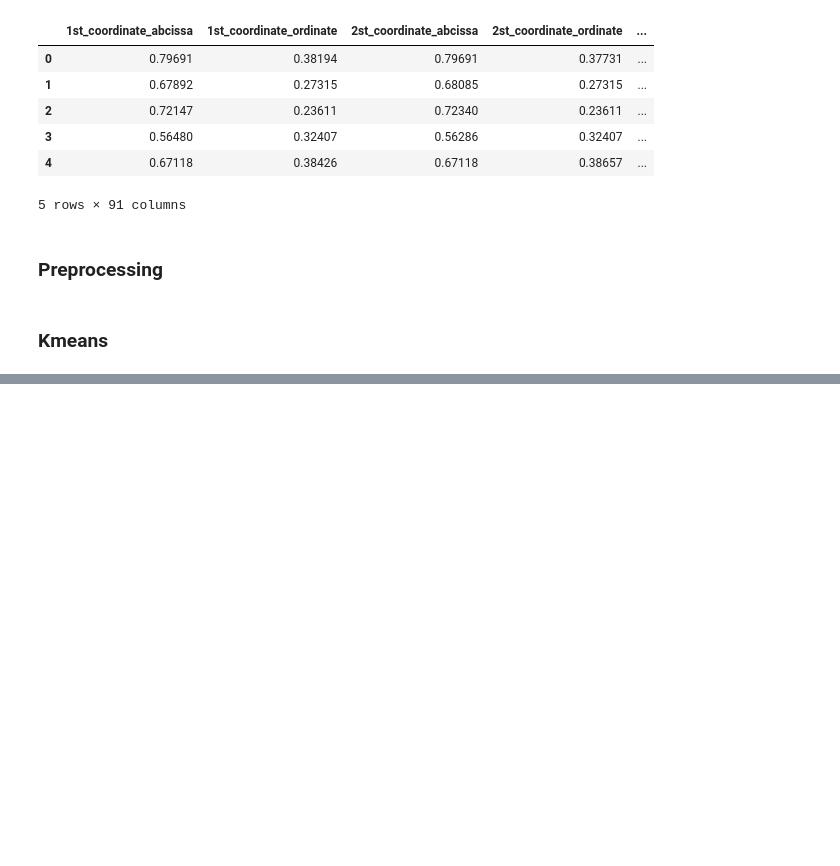
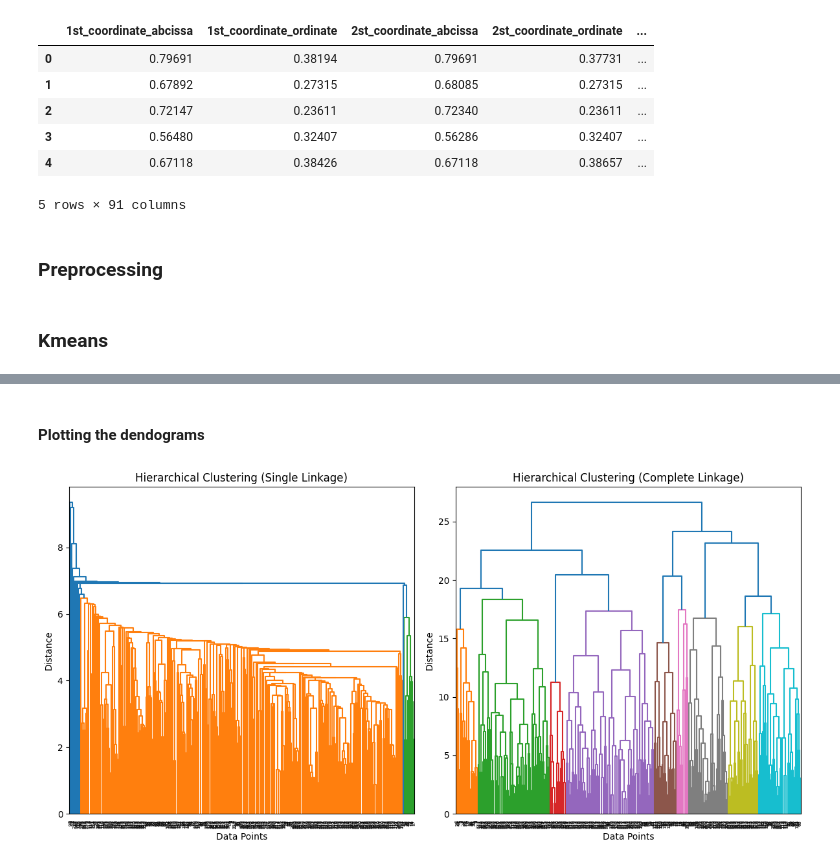
Before and after one commit to Ttantivi/Python_Practice, a Jupyter notebook: Notebooks/Pset4/kmeans_Hier_Clustering.ipynb, the cells around one changed output, grey strips where cells are left out. Saved outputs shown, nothing was run; the diff lists cells and outputs as text; code cells hidden in the pictures; blank space fills up the shorter version.

Commit message:
Finished dendograms

```diff
--- a/Notebooks/Pset4/kmeans_Hier_Clustering.ipynb
+++ b/Notebooks/Pset4/kmeans_Hier_Clustering.ipynb
@@ -110,0 +135,33 @@ plt.show()
+# %%
+# creating distance matrix
+distance_matrix = pdist(scaled_df.drop('Class', axis=1), metric='euclidean')
+
+# single linkage
+single_linkage = sch.linkage(distance_matrix, method='single')
+
+# complete linkage
+complete_linkage = sch.linkage(distance_matrix, method='complete')
+# %% [markdown]
+#### Plotting the dendograms
+# %%
+# plotting the dendograms
+plt.figure(figsize=(12, 6))
+
+# Plot the dendrogram for single linkage
+plt.subplot(1, 2, 1)
+sch.dendrogram(single_linkage)
+plt.title('Hierarchical Clustering (Single Linkage)')
+plt.xlabel('Data Points')
+plt.ylabel('Distance')
+
+# Plot the dendrogram for complete linkage
+plt.subplot(1, 2, 2)
+sch.dendrogram(complete_linkage)
+plt.title('Hierarchical Clustering (Complete Linkage)')
+plt.xlabel('Data Points')
+plt.ylabel('Distance')
+
+plt.tight_layout()
+plt.show()
+# %% [output]
+[figure, added]
```
Also changed, not shown: parts of 7 cells of this notebook.
